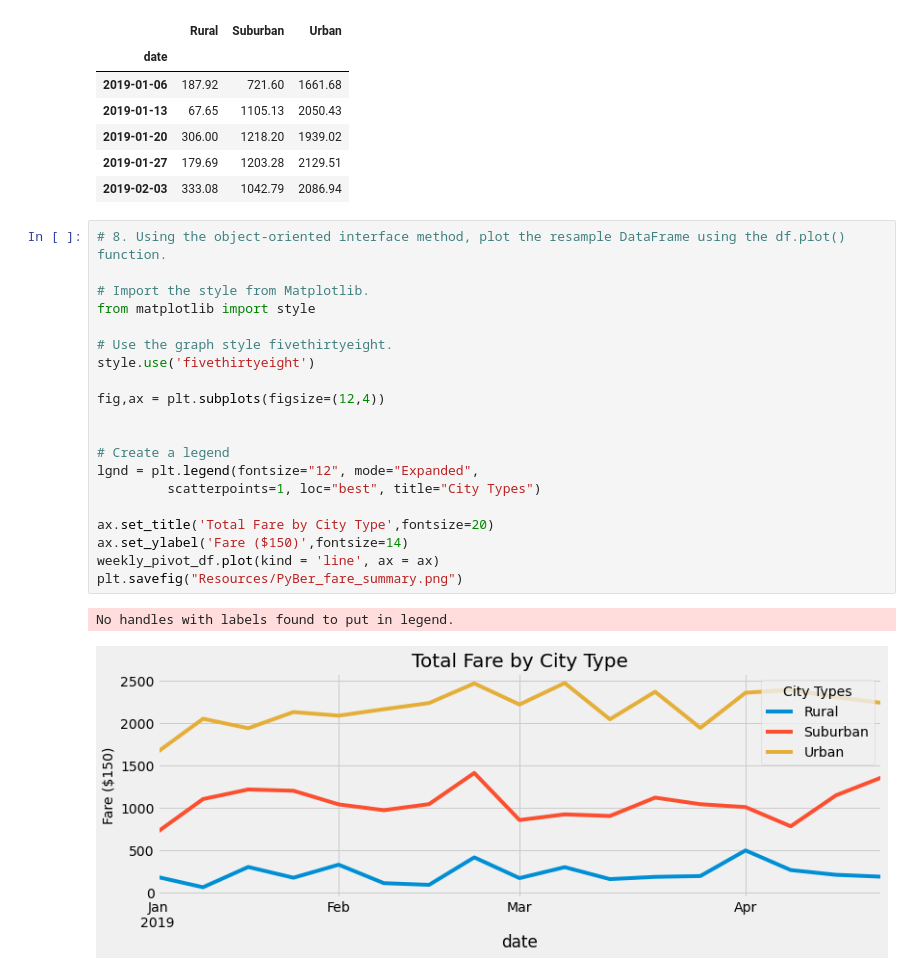
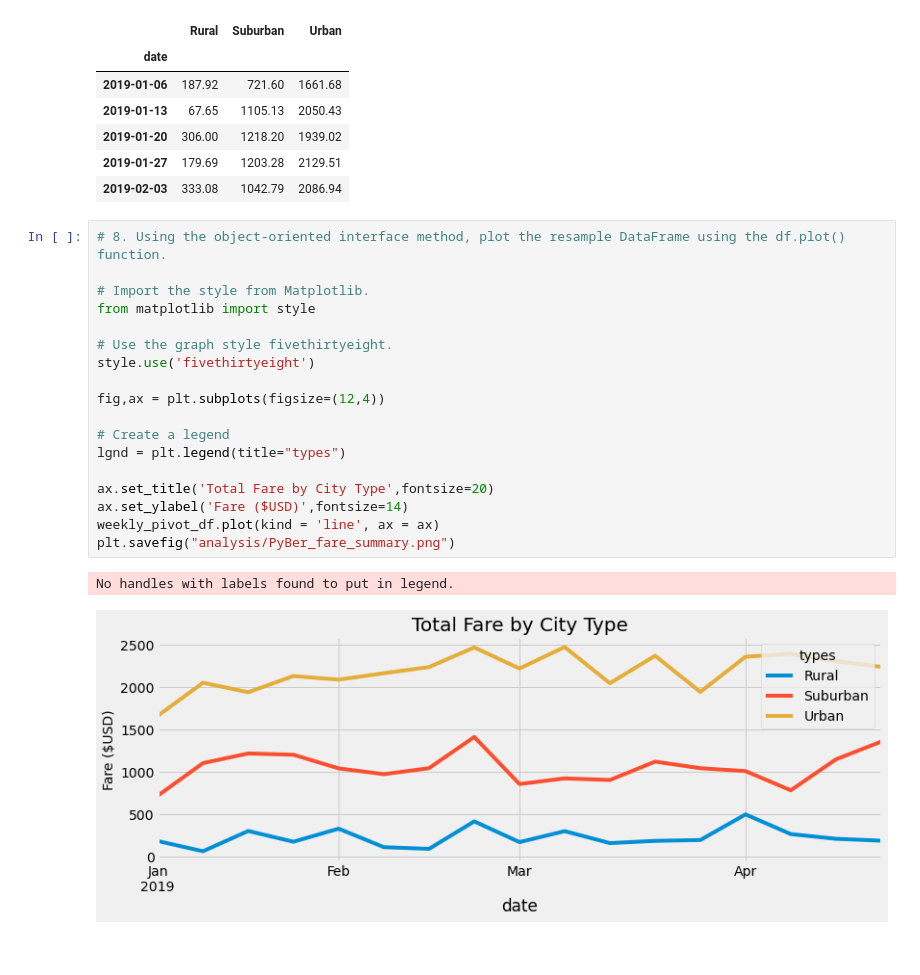
Before and after one commit to cortesh/PyBer_Analysis, a Jupyter notebook: PyBer_Challenge.ipynb, the cells around one changed output. Saved outputs shown, nothing was run; the diff lists cells and outputs as text.

Commit message:
fixed chart label

```diff
--- a/PyBer_Challenge.ipynb
+++ b/PyBer_Challenge.ipynb
@@ -218,23 +218,21 @@ weekly_pivot_df.head()
 # %%
 # 8. Using the object-oriented interface method, plot the resample DataFrame using the df.plot() function.
 
 # Import the style from Matplotlib.
 from matplotlib import style
 
 # Use the graph style fivethirtyeight.
 style.use('fivethirtyeight')
 
 fig,ax = plt.subplots(figsize=(12,4))
 
-
 # Create a legend
-lgnd = plt.legend(fontsize="12", mode="Expanded",
-         scatterpoints=1, loc="best", title="City Types")
+lgnd = plt.legend(title="types")
 
 ax.set_title('Total Fare by City Type',fontsize=20)
-ax.set_ylabel('Fare ($150)',fontsize=14)
+ax.set_ylabel('Fare ($USD)',fontsize=14)
 weekly_pivot_df.plot(kind = 'line', ax = ax)
-plt.savefig("Resources/PyBer_fare_summary.png")
+plt.savefig("analysis/PyBer_fare_summary.png")
 # %% [output]
 No handles with labels found to put in legend.
-[figure, old version]
+[figure, new version]
```
Also changed, not shown: 2 other files.
